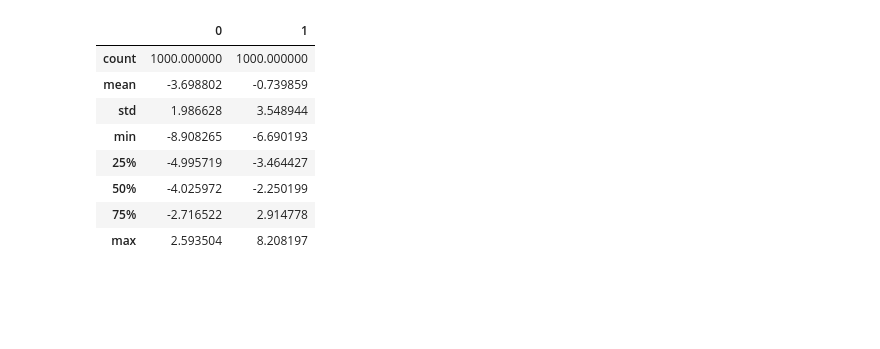
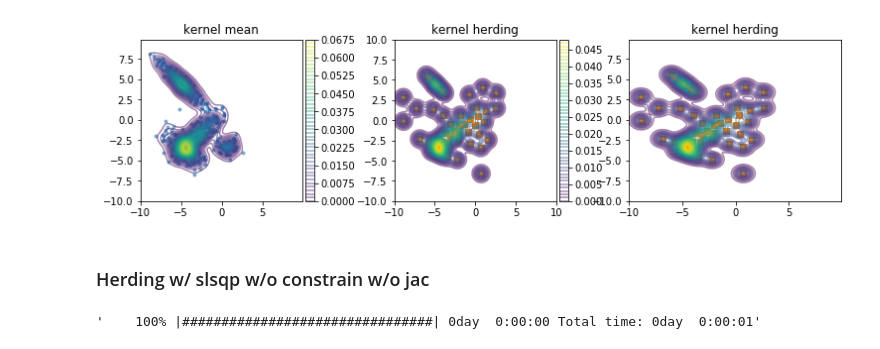
Before and after one commit to JohnYKiyo/kernel_method_numpy, a Jupyter notebook: kernelHerding.ipynb, the cells around one changed output. Saved outputs shown, nothing was run; the diff lists cells and outputs as text; code cells hidden in the pictures; blank space fills up the shorter version.

```diff
--- a/kernelHerding.ipynb
+++ b/kernelHerding.ipynb
@@ -22,5 +152,9 @@ kM = kernel.Mean(df,sigma='silverman')
 x = np.arange(-10.0,10,0.1)
 y = np.arange(-10.0,10,0.1)
 xx,yy = np.meshgrid(x,y)
-z = kM.mu_p(np.array([xx.ravel(),yy.ravel()]).T)
-zz = z.reshape(xx.shape[0],-1)
+
+herding_z = KH.approximation_mean(np.array([xx.ravel(),yy.ravel()]).T)
+herding_z = herding_z.reshape(xx.shape[0],-1)
+
+original_z = KH.KM.mu_p(np.array([xx.ravel(),yy.ravel()]).T)
+original_z = original_z.reshape(xx.shape[0],-1)
@@ -168,12 +161,45 @@ KH = KernelHerding(kM)
-# %%
-KH.KM.x.describe()
-# %% [output]
-|  | 0 | 1 |
-| count | 1000.000000 | 1000.000000 |
-| mean | -3.698802 | -0.739859 |
-| std | 1.986628 | 3.548944 |
-| min | -8.908265 | -6.690193 |
-| 25% | -4.995719 | -3.464427 |
-| 50% | -4.025972 | -2.250199 |
-| 75% | -2.716522 | 2.914778 |
-| max | 2.593504 | 8.208197 |
+# %%
+fig = plt.figure(figsize=[13,3])
+ax1 = fig.add_subplot(131)
+ax1.set_title('kernel mean')
+cbar1 = ax1.contour(xx,yy,original_z,50,alpha=0.5)
+ax1.scatter(original_samples.iloc[:,0], original_samples.iloc[:,1] ,alpha=0.5,marker='.')
+ax1.set_xlim([-10,10])
+ax1.set_ylim([-10,10])
+ax1.axis("image")
+divider = mpl_toolkits.axes_grid1.make_axes_locatable(ax1)
+cax = divider.new_horizontal(size="5%", pad=0.05)
+cax.yaxis.set_major_formatter(ptick.ScalarFormatter(useMathText=True))
+cax.yaxis.offsetText.set_fontsize(10)
+cax.ticklabel_format(style='sci',axis='y',scilimits=(0,0))
+fig.add_axes(cax)
+fig.colorbar(cbar1,cax=cax)
+
+ax2 = fig.add_subplot(132)
+ax2.set_title('kernel herding')
+cbar2 = ax2.contour(xx,yy,herding_z,50,alpha=0.5)
+ax2.scatter(KH.samples[:,0],KH.samples[:,1],marker='s',color='C1')
+ax2.axis("image")
+divider = mpl_toolkits.axes_grid1.make_axes_locatable(ax2)
+cax2 = divider.new_horizontal(size="5%", pad=0.05)
+ax2.set_xlim([-10,10])
+ax2.set_ylim([-10,10])
+fig.add_axes(cax2)
+fig.colorbar(cbar2,cax=cax2)
+
+ax3 = fig.add_subplot(133)
+ax3.set_title('kernel herding')
+cbar3 = ax3.contour(xx,yy,herding_z,50,alpha=0.5)
+ax3.scatter(KH.samples[:,0],KH.samples[:,1],marker='s',color='C1')
+fig.show()
+# %% [output]
+[figure, added]
+# %% [markdown]
+### Herding w/ slsqp w/o constrain w/o jac
+# %%
+supersample_slsqp = KH.supersample(
+    sample_size=50,
+    optimizer='scipy_optim',
+    method='slsqp')
+# %% [output]
+'    100% |################################| 0day  0:00:00 Total time: 0day  0:00:01'
```
Also changed, not shown: parts of 33 cells of this notebook.
